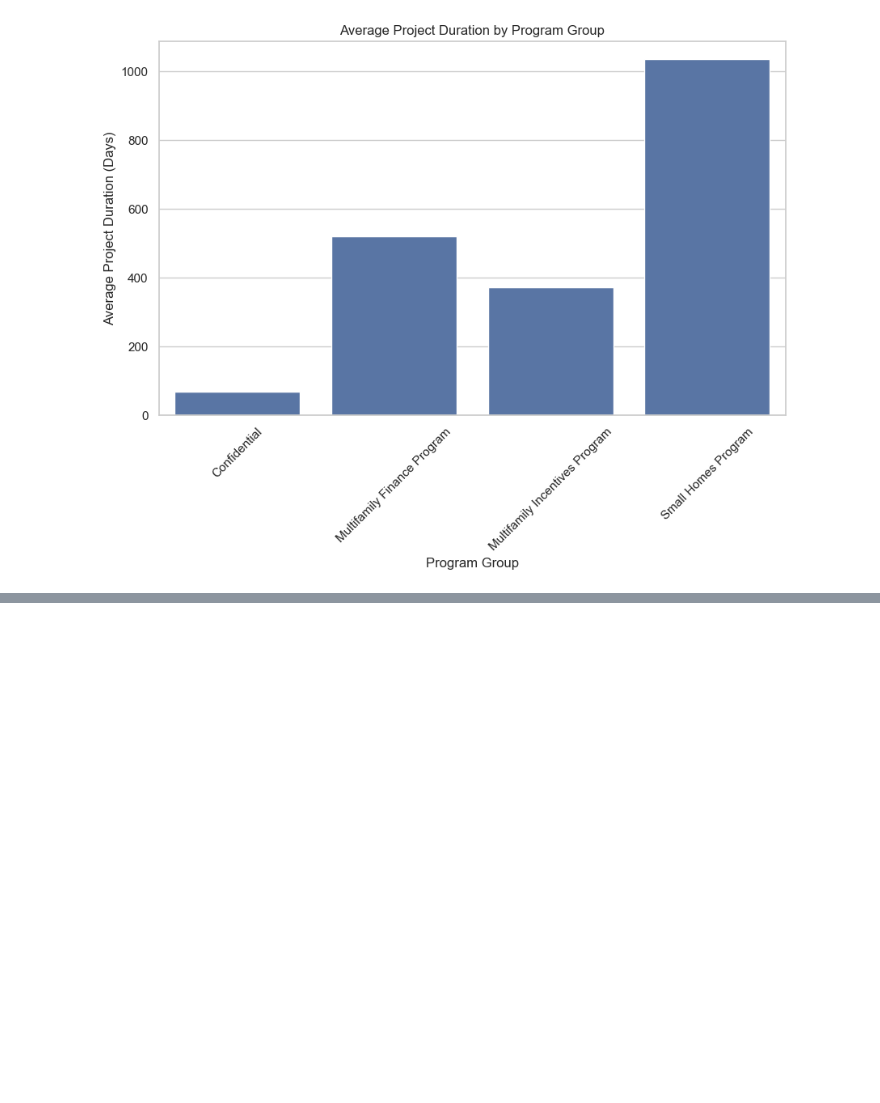
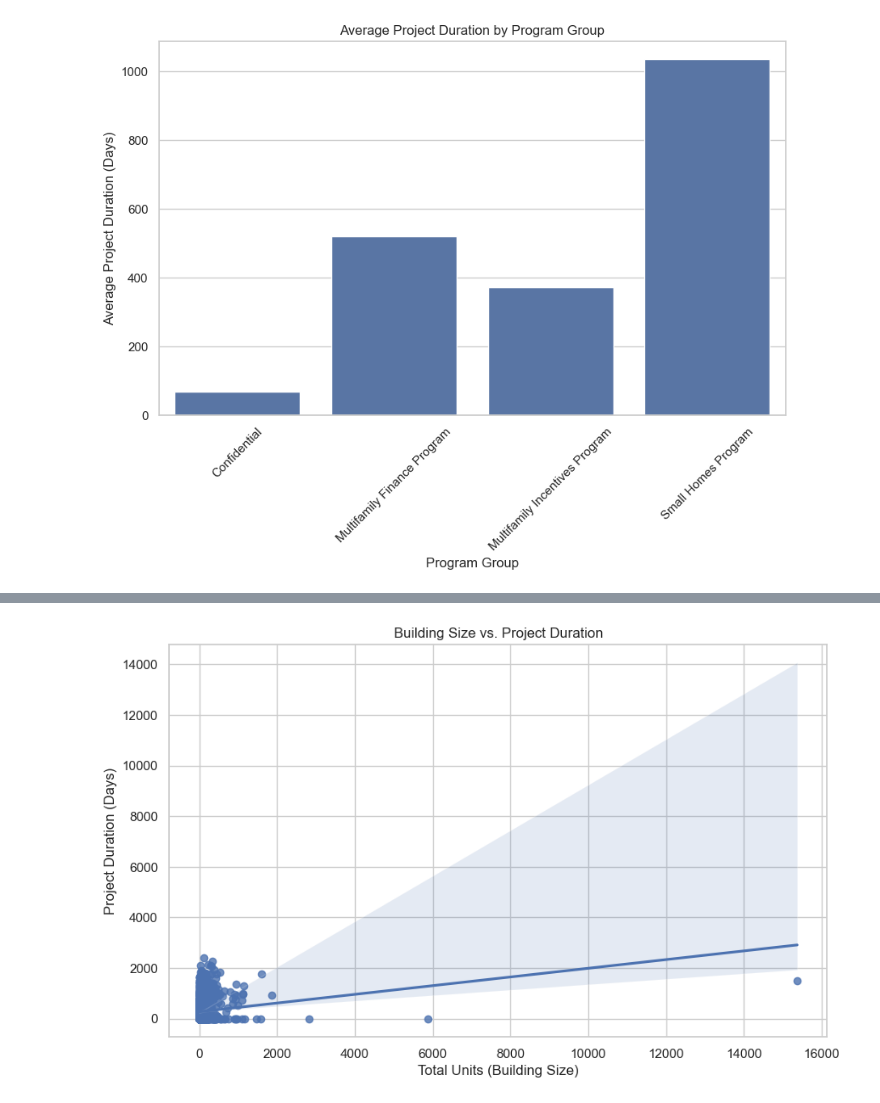
Before and after one commit to josuesimon/Phase1_Portfolio, a Jupyter notebook: Notebooks/josue_eda.ipynb, the cells around one changed output, grey strips where cells are left out. Saved outputs shown, nothing was run; the diff lists cells and outputs as text; code cells hidden in the pictures; blank space fills up the shorter version.

```diff
--- a/Notebooks/josue_eda.ipynb
+++ b/Notebooks/josue_eda.ipynb
@@ -182 +146,11 @@ plt.show()
+# %%
+# This eighth visualization shows the Building Size vs Project Duration
+plt.figure(figsize=(10, 6))
+sns.regplot(x='Total Units', y='Project Duration Days', data=data)
+plt.xlabel("Total Units (Building Size)")
+plt.ylabel("Project Duration (Days)")
+plt.title("Building Size vs. Project Duration")
+plt.show()
+# %% [output]
+[figure, added]
 # %%
```
Also changed, not shown: parts of 18 cells of this notebook.
